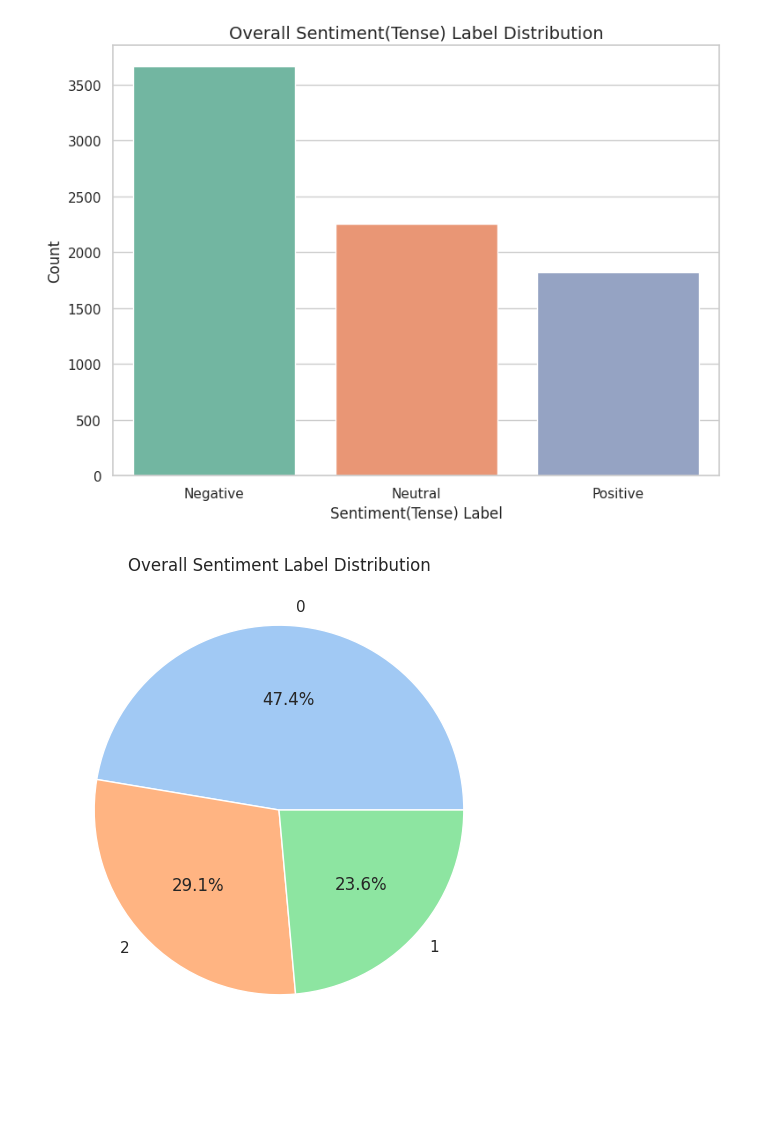
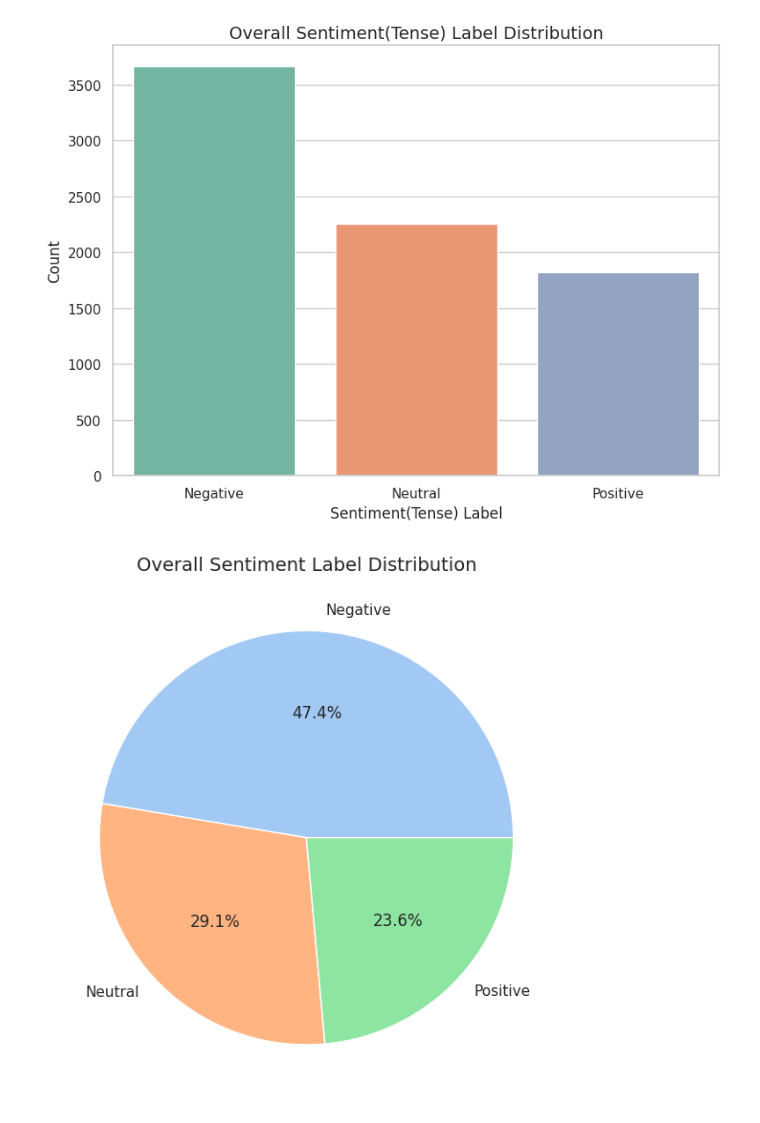
Before and after one commit to coder7475/sentiment_analysis_bangla, a Jupyter notebook: EDA.ipynb, the cells around one changed output. Saved outputs shown, nothing was run; the diff lists cells and outputs as text; code cells hidden in the pictures; blank space fills up the shorter version.

Commit message:
feat: update EDA notebook with enhanced overall sentiment label distribution visualization and improved labeling for clarity

```diff
--- a/EDA.ipynb
+++ b/EDA.ipynb
@@ -390,11 +390,14 @@ plt.show()
 # %% [output]
 [figure]
 # %%
-# Pie Chart - Overall Distribution
+# --- Pie Chart: Overall Distribution ---
 plt.figure(figsize=(8, 6))
-plt.pie(overall_distribution, labels=overall_distribution.index, autopct='%1.1f%%', colors=sns.color_palette("pastel"))
-plt.title("Overall Sentiment Label Distribution")
+plt.pie(overall_distribution_named.values, labels=overall_distribution_named.index,
+        autopct='%1.1f%%', colors=sns.color_palette("pastel"))
+
+plt.title("Overall Sentiment Label Distribution", fontsize=14)
+plt.tight_layout()
 plt.savefig("outputs/overall_label_distribution_pie.png")
 plt.show()
 # %% [output]
-[figure, old version]
+[figure, new version]
```
Also changed, not shown: 1 other file.
